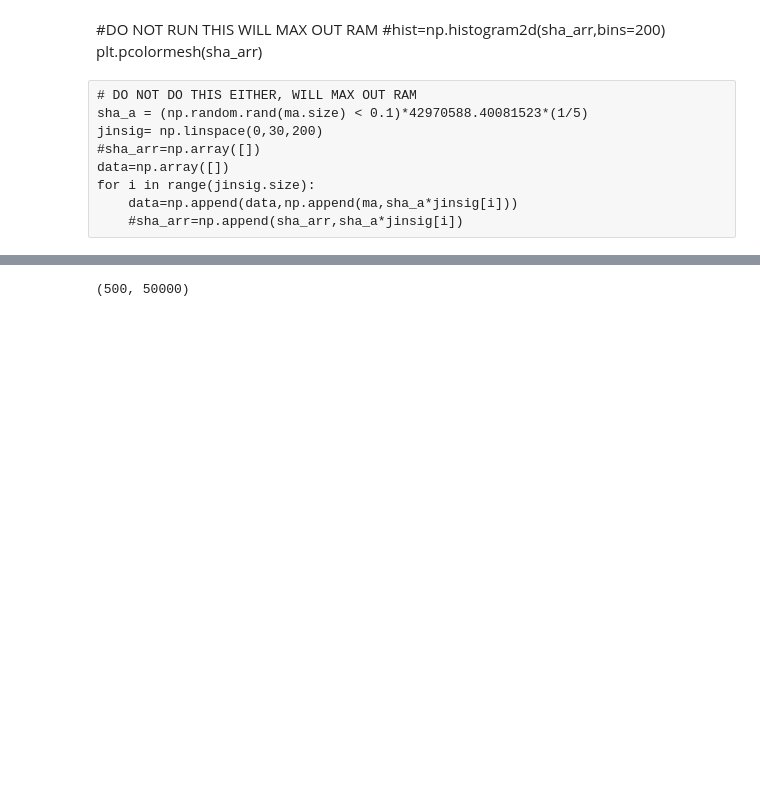
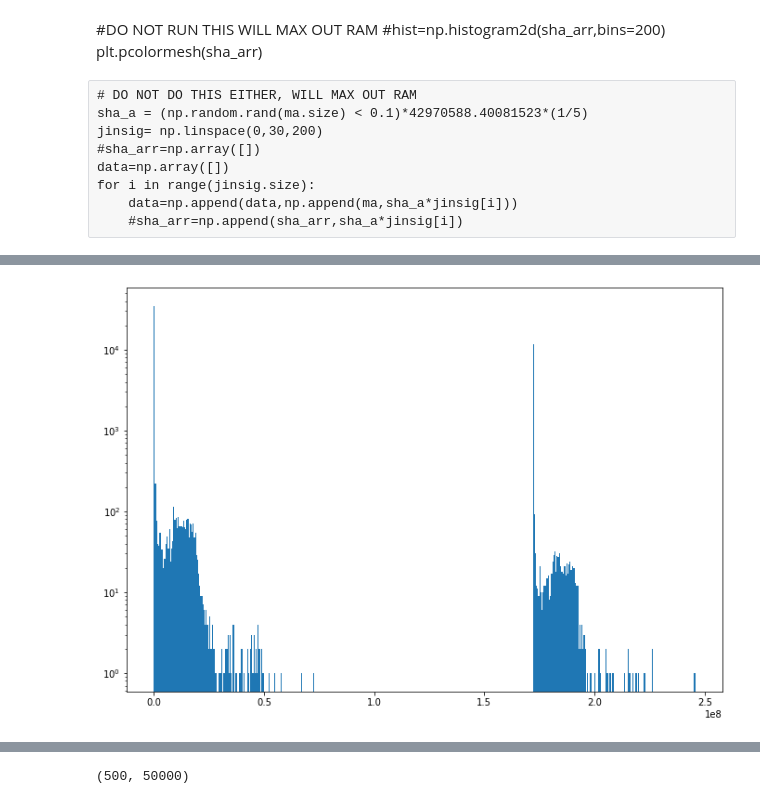
Before and after one commit to maria8ch/Phys434_BigData, a Jupyter notebook: lab6_Berres.ipynb, the cells around one changed output, grey strips where cells are left out. Saved outputs shown, nothing was run; the diff lists cells and outputs as text; code cells hidden in the pictures; blank space fills up the shorter version.

```diff
--- a/lab6_Berres.ipynb
+++ b/lab6_Berres.ipynb
@@ -348,0 +373,8 @@ plt.gca().set_aspect('auto')
+# %%
+index = abs(signal_strengths - 42970588.40081523*(20/5)).argmin()
+vals = obs[index, :]
+fig,ax=plt.subplots(figsize=(11.5,8))
+plt.yscale('log')
+plt.hist(vals,bins=500);
+# %% [output]
+[figure, added]
```
Also changed, not shown: parts of 22 cells of this notebook.
